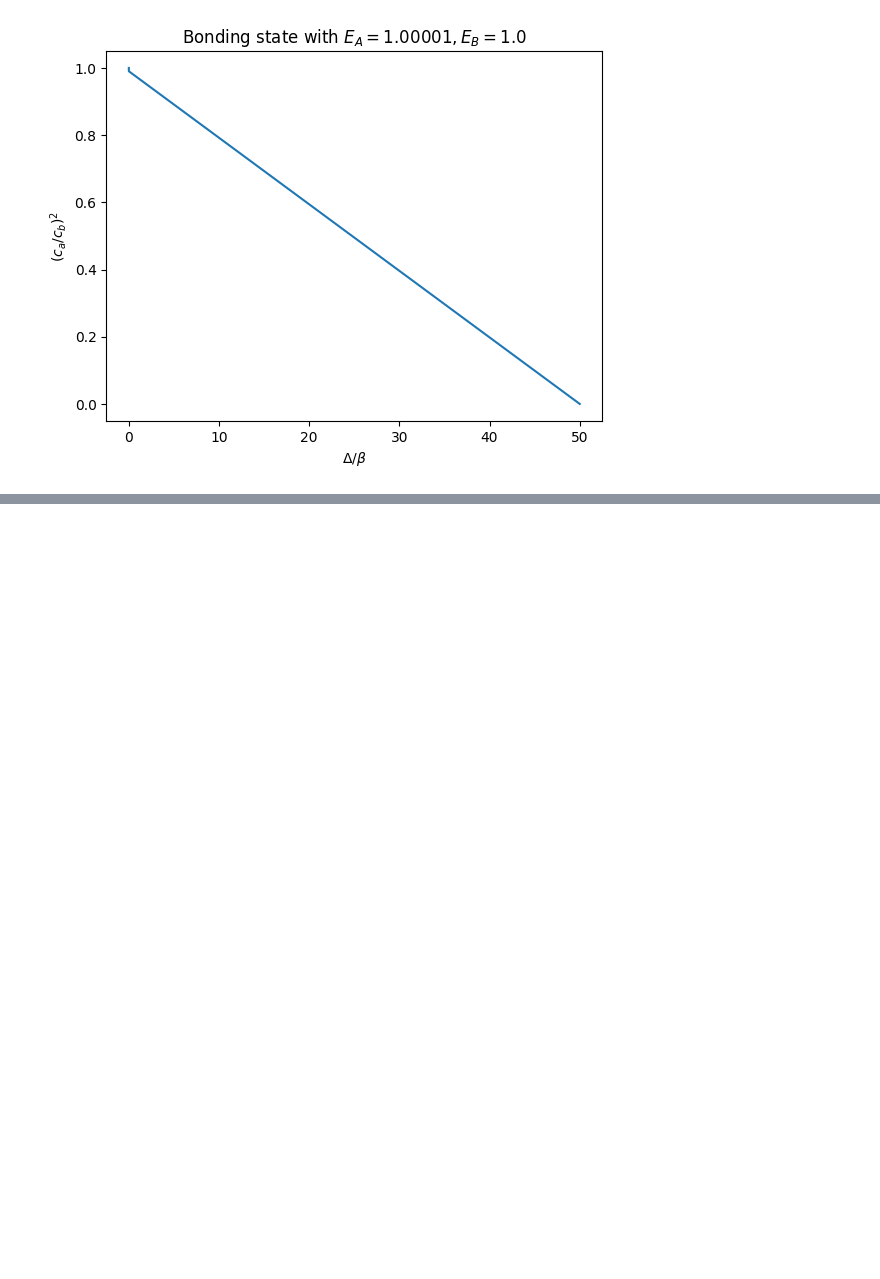
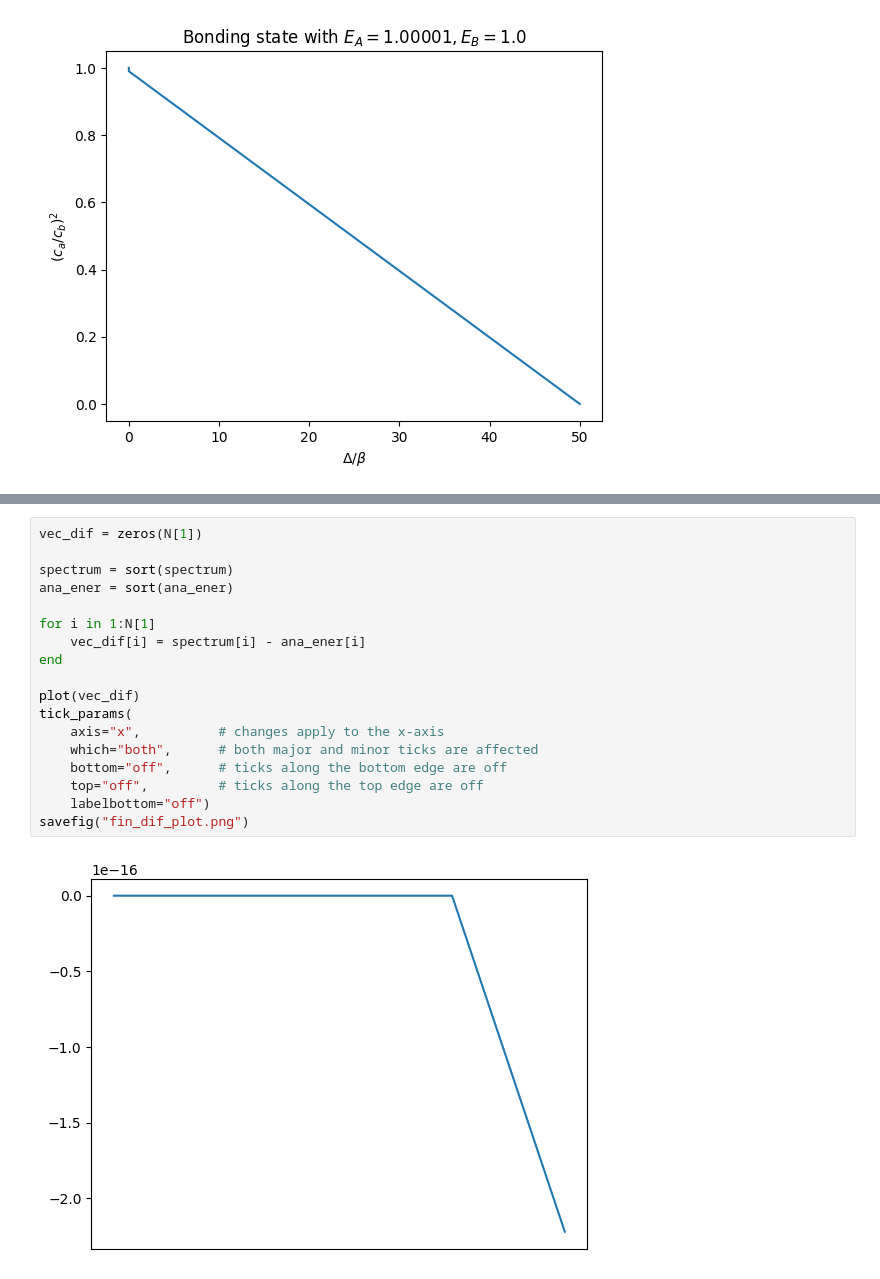
Before and after one commit to UriAceves/QuantumTheoryofMaterialsHW, a Jupyter notebook: HW02/ratios.ipynb, the cells around one changed output, grey strips where cells are left out. Drawn from its saved outputs; the diff is of its cells as text; blank space fills up the shorter version.

```diff
--- a/HW02/ratios.ipynb
+++ b/HW02/ratios.ipynb
@@ -194,0 +339,20 @@ show()
+# %%
+vec_dif = zeros(N[1])
+
+spectrum = sort(spectrum)
+ana_ener = sort(ana_ener)
+
+for i in 1:N[1]
+    vec_dif[i] = spectrum[i] - ana_ener[i]
+end
+
+plot(vec_dif)
+tick_params(
+    axis="x",          # changes apply to the x-axis
+    which="both",      # both major and minor ticks are affected
+    bottom="off",      # ticks along the bottom edge are off
+    top="off",         # ticks along the top edge are off
+    labelbottom="off")
+savefig("fin_dif_plot.png")
+# %% [output]
+[figure, added]
```
Also changed, not shown: parts of 7 cells of this notebook, 8 other files.
